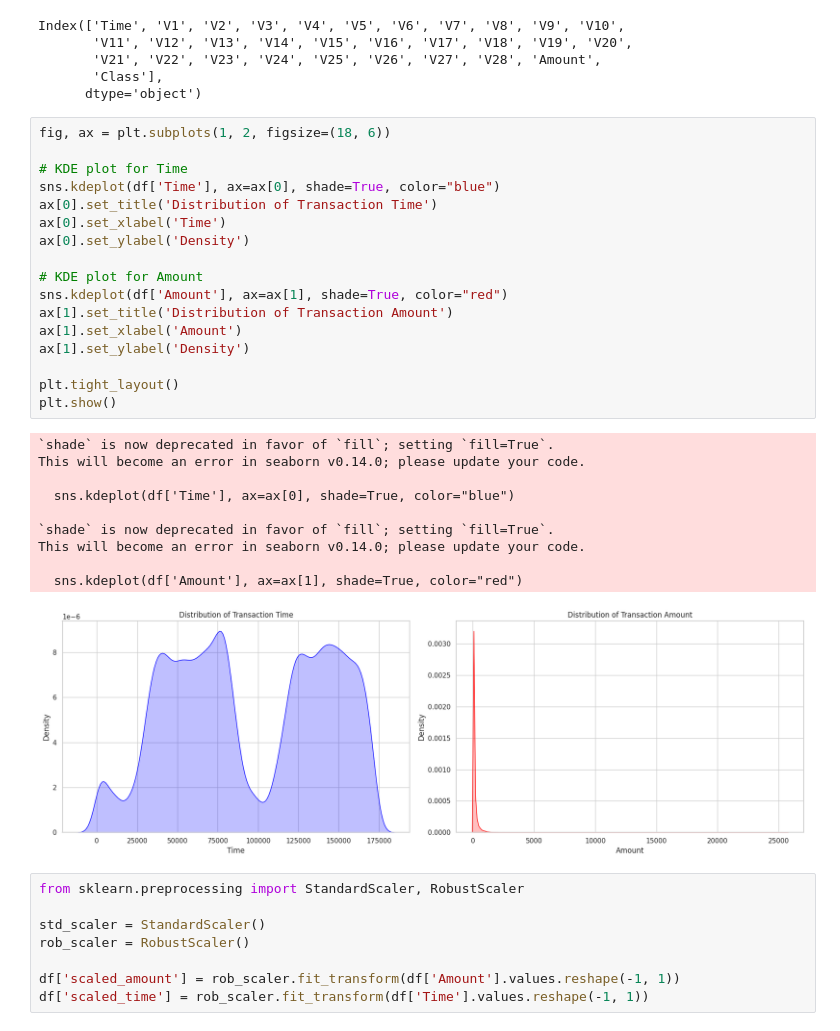
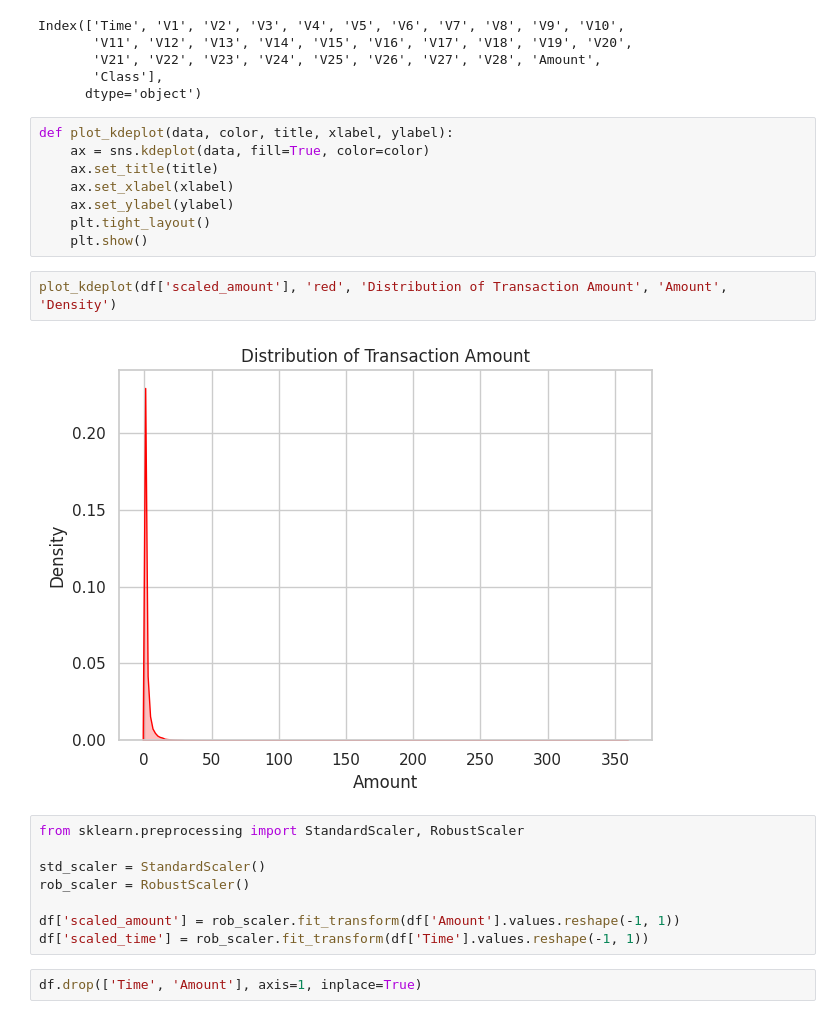
Before and after one commit to mohammad-jafary/data_science_projects, a Jupyter notebook: creditcardfraud/creditcardfraud.ipynb, the cells around one changed output. Saved outputs shown, nothing was run; the diff lists cells and outputs as text.

```diff
--- a/creditcardfraud/creditcardfraud.ipynb
+++ b/creditcardfraud/creditcardfraud.ipynb
@@ -45,34 +58,18 @@ Index(['Time', 'V1', 'V2', 'V3', 'V4', 'V5', 'V6', 'V7', 'V8', 'V9', 'V10',
        'V21', 'V22', 'V23', 'V24', 'V25', 'V26', 'V27', 'V28', 'Amount',
        'Class'],
       dtype='object')
-# %%
-fig, ax = plt.subplots(1, 2, figsize=(18, 6))
-
-# KDE plot for Time
-sns.kdeplot(df['Time'], ax=ax[0], shade=True, color="blue")
-ax[0].set_title('Distribution of Transaction Time')
-ax[0].set_xlabel('Time')
-ax[0].set_ylabel('Density')
-
-# KDE plot for Amount
-sns.kdeplot(df['Amount'], ax=ax[1], shade=True, color="red")
-ax[1].set_title('Distribution of Transaction Amount')
-ax[1].set_xlabel('Amount')
-ax[1].set_ylabel('Density')
-
-plt.tight_layout()
-plt.show()
-# %% [output]
-`shade` is now deprecated in favor of `fill`; setting `fill=True`.
-This will become an error in seaborn v0.14.0; please update your code.
-
-  sns.kdeplot(df['Time'], ax=ax[0], shade=True, color="blue")
-
-`shade` is now deprecated in favor of `fill`; setting `fill=True`.
-This will become an error in seaborn v0.14.0; please update your code.
-
-  sns.kdeplot(df['Amount'], ax=ax[1], shade=True, color="red")
-[figure, removed]
+# %%
+def plot_kdeplot(data, color, title, xlabel, ylabel):
+    ax = sns.kdeplot(data, fill=True, color=color)
+    ax.set_title(title)
+    ax.set_xlabel(xlabel)
+    ax.set_ylabel(ylabel)
+    plt.tight_layout()
+    plt.show()
+# %%
+plot_kdeplot(df['scaled_amount'], 'red', 'Distribution of Transaction Amount', 'Amount', 'Density')
+# %% [output]
+[figure, added]
 # %%
 from sklearn.preprocessing import StandardScaler, RobustScaler
 
@@ -81,3 +78,5 @@ rob_scaler = RobustScaler()
 
 df['scaled_amount'] = rob_scaler.fit_transform(df['Amount'].values.reshape(-1, 1))
 df['scaled_time'] = rob_scaler.fit_transform(df['Time'].values.reshape(-1, 1))
+# %%
+df.drop(['Time', 'Amount'], axis=1, inplace=True)
```
Also changed, not shown: parts of 13 cells of this notebook.
